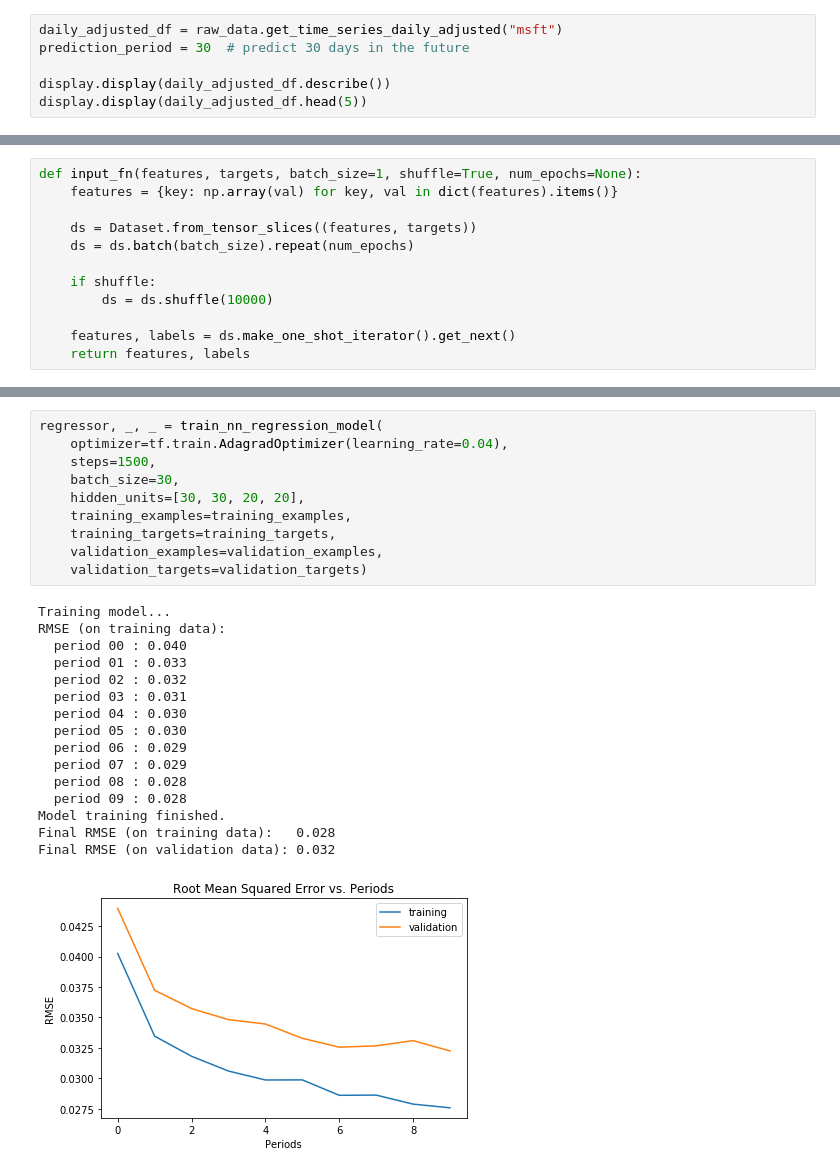
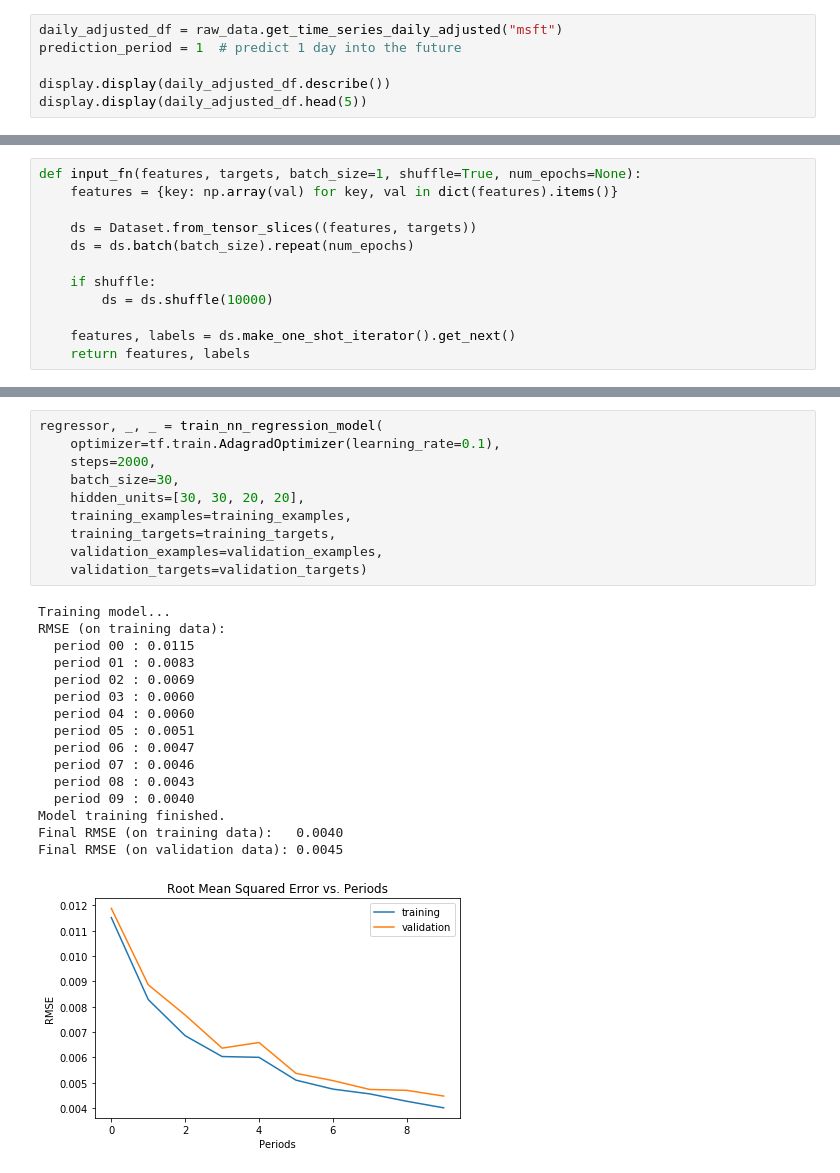
Before and after one commit to czhao39/stock-dnn, a Jupyter notebook: stockdnn.ipynb, the cells around one changed output, grey strips where cells are left out. Saved outputs shown, nothing was run; the diff lists cells and outputs as text.

Commit message:
Predict 1 day into the future

```diff
--- a/stockdnn.ipynb
+++ b/stockdnn.ipynb
@@ -15,7 +15,7 @@ from tensorflow.python.data import Dataset
 tf.logging.set_verbosity(tf.logging.ERROR)
 # %%
 daily_adjusted_df = raw_data.get_time_series_daily_adjusted("msft")
-prediction_period = 30  # predict 30 days in the future
+prediction_period = 1  # predict 1 day into the future
 
 display.display(daily_adjusted_df.describe())
 display.display(daily_adjusted_df.head(5))
@@ -262,31 +262,31 @@ def train_nn_regression_model(
     return dnn_regressor, training_rmse, validation_rmse
 # %%
 regressor, _, _ = train_nn_regression_model(
-    optimizer=tf.train.AdagradOptimizer(learning_rate=0.04),
-    steps=1500,
+    optimizer=tf.train.AdagradOptimizer(learning_rate=0.1),
+    steps=2000,
     batch_size=30,
     hidden_units=[30, 30, 20, 20],
     training_examples=training_examples,
     training_targets=training_targets,
     validation_examples=validation_examples,
     validation_targets=validation_targets)
 # %% [output]
 Training model...
 RMSE (on training data):
-  period 00 : 0.040
-  period 01 : 0.033
-  period 02 : 0.032
-  period 03 : 0.031
-  period 04 : 0.030
-  period 05 : 0.030
-  period 06 : 0.029
-  period 07 : 0.029
-  period 08 : 0.028
-  period 09 : 0.028
+  period 00 : 0.0115
+  period 01 : 0.0083
+  period 02 : 0.0069
+  period 03 : 0.0060
+  period 04 : 0.0060
+  period 05 : 0.0051
+  period 06 : 0.0047
+  period 07 : 0.0046
+  period 08 : 0.0043
+  period 09 : 0.0040
 Model training finished.
-Final RMSE (on training data):   0.028
-Final RMSE (on validation data): 0.032
+Final RMSE (on training data):   0.0040
+Final RMSE (on validation data): 0.0045
-[figure, old version]
+[figure, new version]
 # %%
 weights0 = regressor.get_variable_value("dnn/hiddenlayer_0/kernel")
 print(weights0.shape)
```
Also changed, not shown: parts of 6 cells of this notebook.
